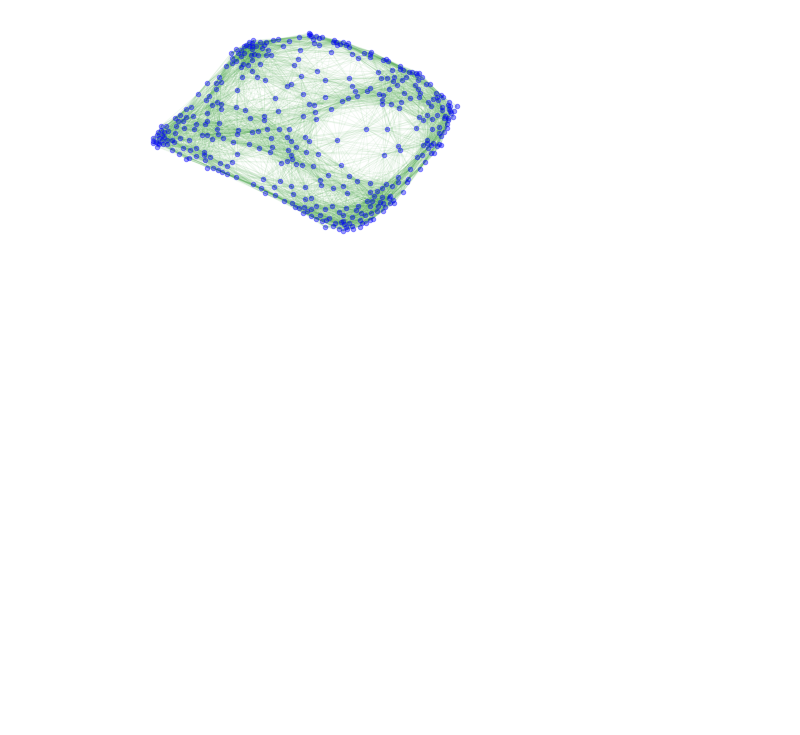
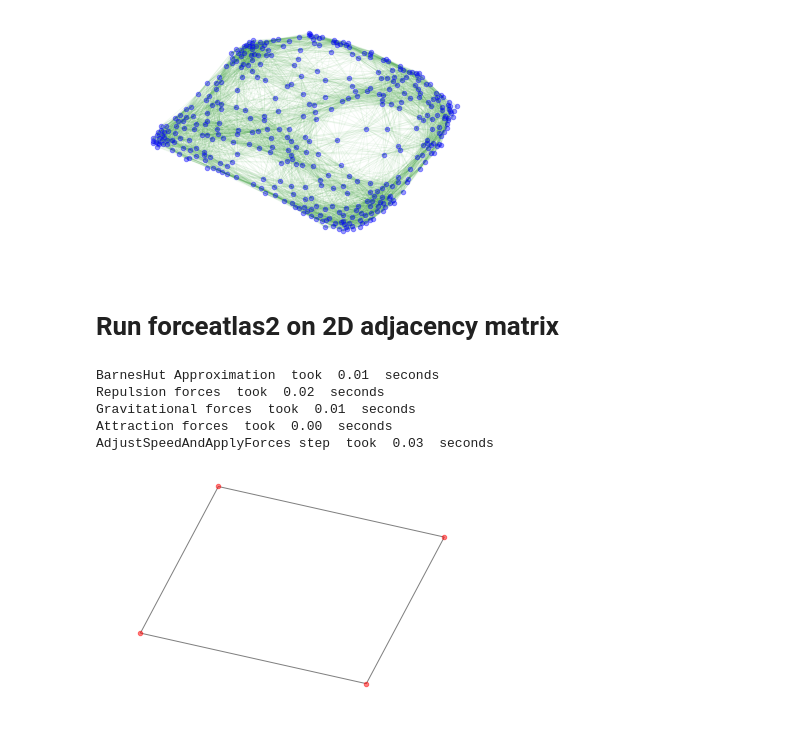
Before and after one commit to bhargavchippada/forceatlas2, a Jupyter notebook: examples/forceatlas2-layout.ipynb, the cells around one changed output. Drawn from its saved outputs; the diff is of its cells as text; code cells hidden in the pictures; blank space fills up the shorter version.

```diff
--- a/examples/forceatlas2-layout.ipynb
+++ b/examples/forceatlas2-layout.ipynb
@@ -66,3 +68,22 @@ Gravitational forces  took  0.06  seconds
 Attraction forces  took  0.28  seconds
 AdjustSpeedAndApplyForces step  took  0.23  seconds
 [figure]
+# %% [markdown]
+# Run forceatlas2 on 2D adjacency matrix
+# %%
+# run forceatlas2
+G = np.array([[0, 1, 0, 1], [1, 0, 1, 0], [0, 1, 0, 1], [1, 0, 1, 0]]) # simple 2x2 grid graph
+positions = forceatlas2.forceatlas2(G, pos=None, iterations=10000)
+
+# To plot the graph
+networkx_graph = nx.from_numpy_matrix(G)
+nx.draw_networkx(networkx_graph, positions, node_size=20, with_labels=False, alpha=0.5)
+plt.axis('off')
+plt.show()
+# %% [output]
+BarnesHut Approximation  took  0.01  seconds
+Repulsion forces  took  0.02  seconds
+Gravitational forces  took  0.01  seconds
+Attraction forces  took  0.00  seconds
+AdjustSpeedAndApplyForces step  took  0.03  seconds
+[figure, added]
```
Also changed, not shown: parts of 4 cells of this notebook, 3 other files.
